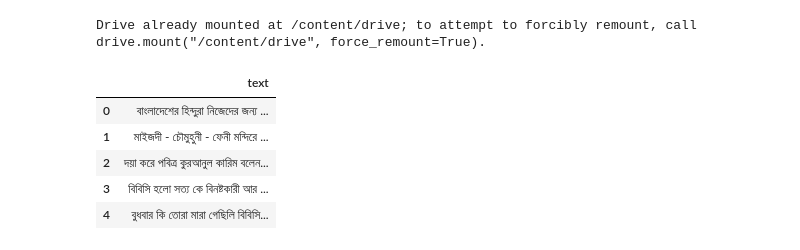
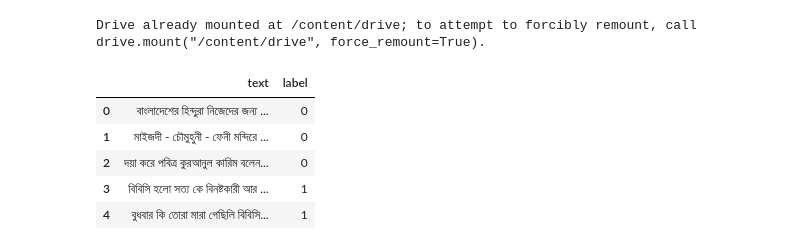
Before and after one commit to Shibu4064/EMNLP, a Jupyter notebook: EDA.ipynb, the cells around one changed output. Drawn from its saved outputs; the diff is of its cells as text; code cells hidden in the pictures.

```diff
--- a/EDA.ipynb
+++ b/EDA.ipynb
@@ -8,14 +12,15 @@ Drive already mounted at /content/drive; to attempt to forcibly remount, call dr
 # %%
-import pandas as pd
-
 train = pd.read_csv('/content/drive/MyDrive/Violence Inciting Text Detection (VITD)/train.csv')
 dev = pd.read_csv('/content/drive/MyDrive/Violence Inciting Text Detection (VITD)/dev.csv')
-test = pd.read_csv('/content/drive/MyDrive/Violence Inciting Text Detection (VITD)/public_data_test/test.csv')
+test = pd.read_csv('/content/drive/MyDrive/Violence Inciting Text Detection (VITD)/test.csv')
+bbtrain = pd.read_csv('/content/drive/MyDrive/Violence Inciting Text Detection (VITD)/bbtrain.csv')
+bbval = pd.read_csv('/content/drive/MyDrive/Violence Inciting Text Detection (VITD)/bbval.csv')
+bbtest = pd.read_csv('/content/drive/MyDrive/Violence Inciting Text Detection (VITD)/bbtest.csv')
 test.head()
 # %% [output]
-|  | text |
-| 0 | বাংলাদেশের হিন্দুরা নিজেদের জন্য ... |
-| 1 | মাইজদী - চৌমুহুনী - ফেনী মন্দিরে ... |
-| 2 | দয়া করে পবিত্র কুরআনুল কারিম বলেন... |
-| 3 | বিবিসি হলো সত্য কে বিনষ্টকারী আর ... |
-| 4 | বুধবার কি তোরা মারা গেছিলি বিবিসি... |
+|  | text | label |
+| 0 | বাংলাদেশের হিন্দুরা নিজেদের জন্য ... | 0 |
+| 1 | মাইজদী - চৌমুহুনী - ফেনী মন্দিরে ... | 0 |
+| 2 | দয়া করে পবিত্র কুরআনুল কারিম বলেন... | 0 |
+| 3 | বিবিসি হলো সত্য কে বিনষ্টকারী আর ... | 1 |
+| 4 | বুধবার কি তোরা মারা গেছিলি বিবিসি... | 1 |
```
Also changed, not shown: parts of 16 cells of this notebook.
